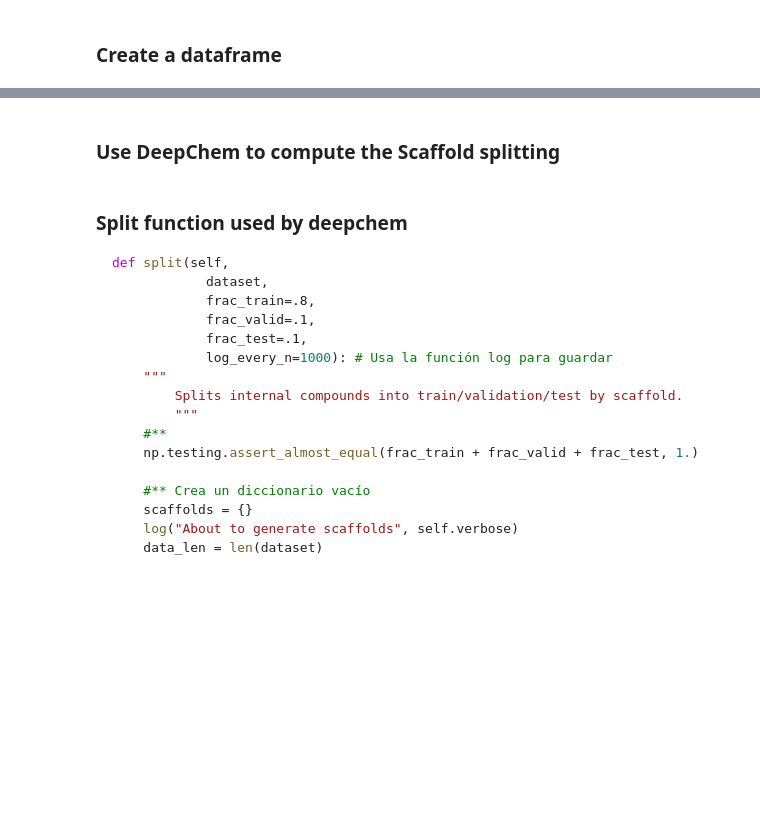
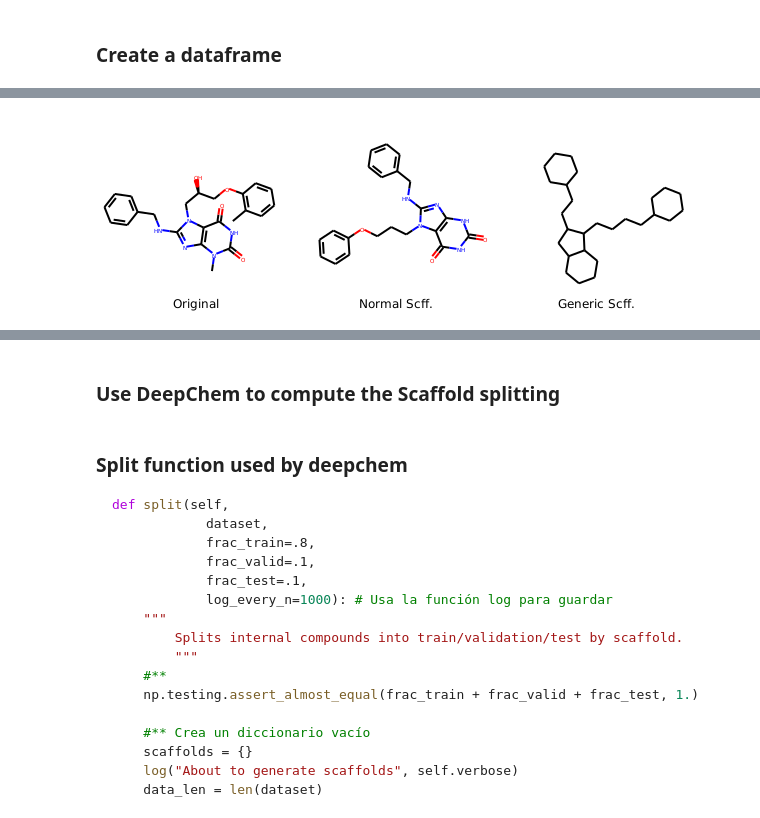
Before and after one commit to jRicciL/FXa-notebooks, a Jupyter notebook: 2_Docking_analysis/2_Murcko_Scaffolds.ipynb, the cells around one changed output, grey strips where cells are left out. Drawn from its saved outputs; the diff is of its cells as text; code cells hidden in the pictures; blank space fills up the shorter version.

```diff
--- a/2_Docking_analysis/2_Murcko_Scaffolds.ipynb
+++ b/2_Docking_analysis/2_Murcko_Scaffolds.ipynb
@@ -119,0 +168,13 @@ df_murcko
+# %%
+# Helper function to visualize examples
+def _draw_scaffolds(idx):
+    labels = ['Original', 'Normal Scff.', 'Generic Scff.']
+    original = df_all_mols.loc[idx, 'mol_rdk']
+    normal = fromSmiles(df_murcko.loc[idx, 'scff'])
+    generic = fromSmiles(df_murcko.loc[idx, 'scff_generic'])
+    mols = [original, normal, generic]
+    return Chem.Draw.MolsToGridImage(mols=mols, legends=labels)
+# %%
+_draw_scaffolds(1759)
+# %% [output]
+[figure, added]
```
Also changed, not shown: parts of 19 cells of this notebook.
